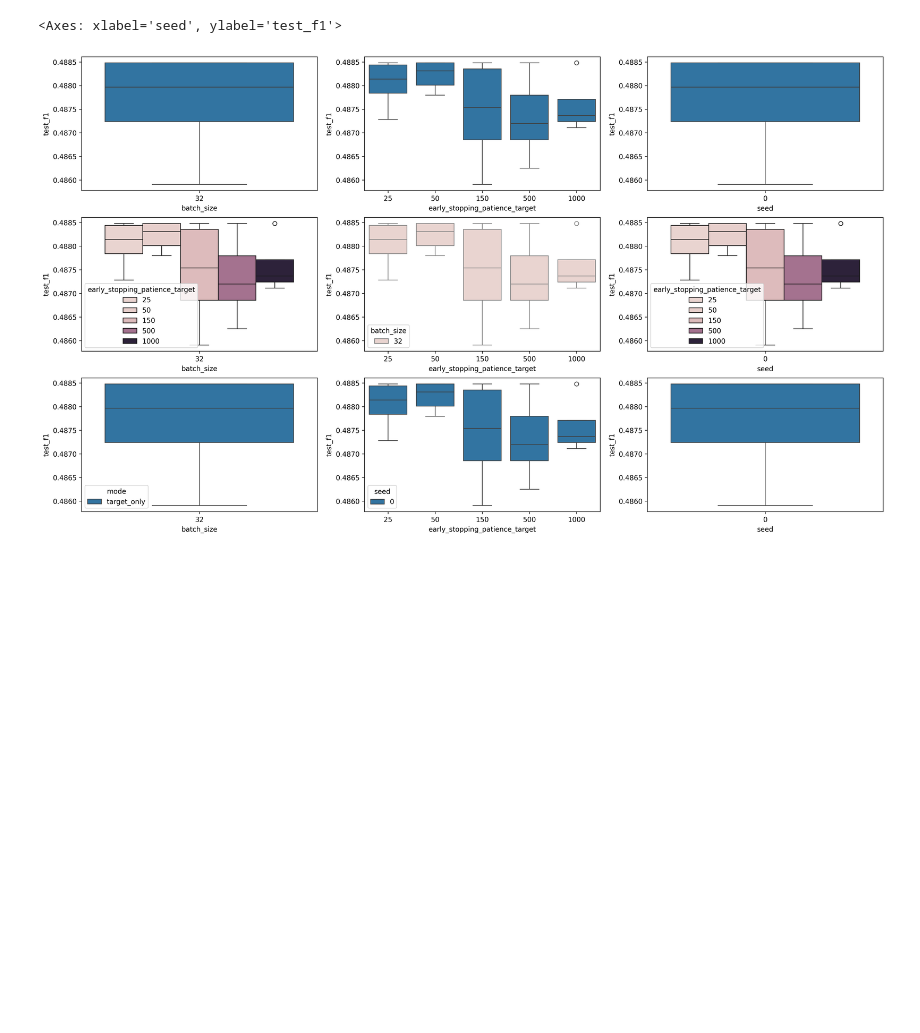
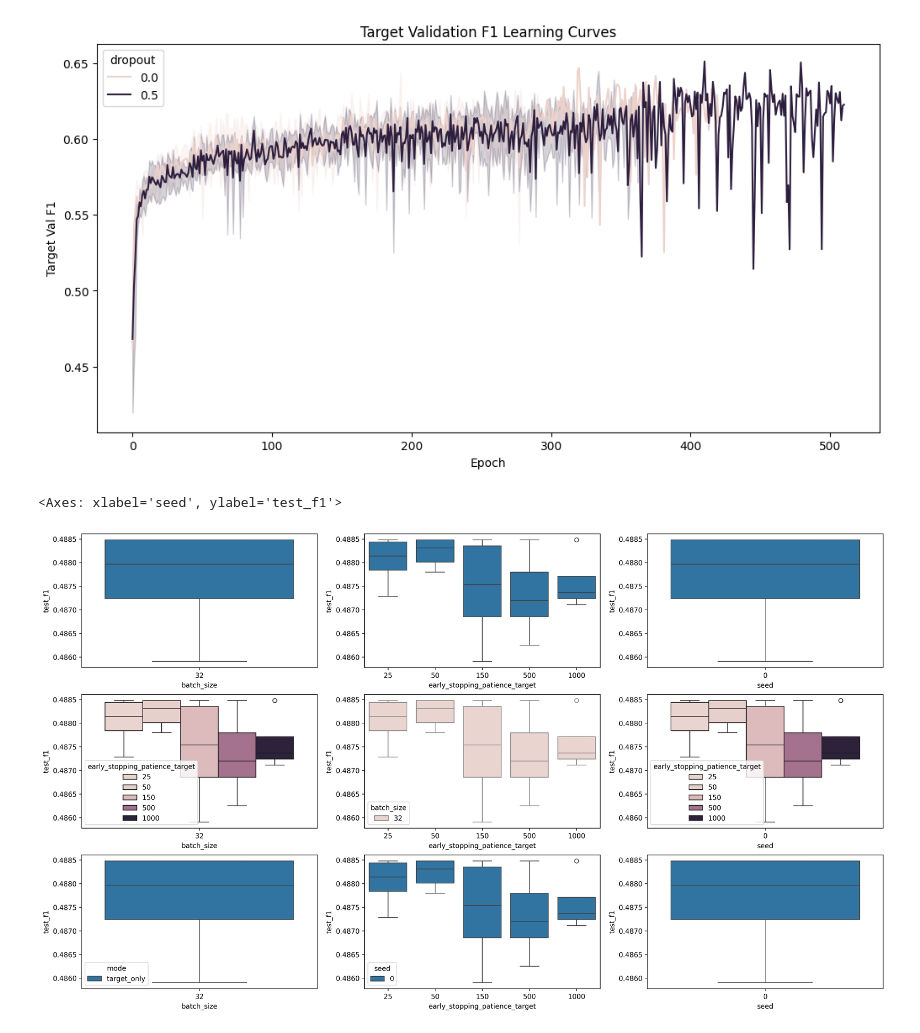
Before and after one commit to smithandrewk/ml-customization, a Jupyter notebook: eval_two_stage.ipynb, the cells around one changed output. Drawn from its saved outputs; the diff is of its cells as text; code cells hidden in the pictures; blank space fills up the shorter version.

```diff
--- a/eval_two_stage.ipynb
+++ b/eval_two_stage.ipynb
@@ -97,3 +97,30 @@ sns.boxplot(data=df, x='seed', y='best_val_f1', ax=ax[2,2])
+# %%
+# Target val f1 learning curves
+curve_data = []
+for experiment in tqdm(os.listdir(experiments_dir)):
+    for run in os.listdir(f'{experiments_dir}/{experiment}'):
+        if not os.path.exists(f'{experiments_dir}/{experiment}/{run}/losses.json'):
+            continue
+        losses = json.load(open(f'{experiments_dir}/{experiment}/{run}/losses.json'))
+        hyperparameters = json.load(open(f'{experiments_dir}/{experiment}/{run}/hyperparameters.json'))
+
+        for epoch, f1 in enumerate(losses['val_f1']):
+            curve_data.append({
+                'epoch': epoch,
+                'val_f1': f1,
+                'val_loss': losses['val_loss'][epoch],
+                'dropout': hyperparameters['dropout']
+            })
+
+curve_df = pd.DataFrame(curve_data)
+plt.figure(figsize=(12, 6))
+sns.lineplot(data=curve_df, x='epoch', y='val_f1', hue='dropout')
+plt.title('Target Validation F1 Learning Curves')
+plt.xlabel('Epoch')
+plt.ylabel('Target Val F1')
+plt.show()
+# %% [output]
+[figure, added]
 # %%
 fig, ax = plt.subplots(nrows=3, ncols=3, figsize=(21, 12), dpi=300)
 
```
Also changed, not shown: parts of 2 cells of this notebook, 3 other files.
